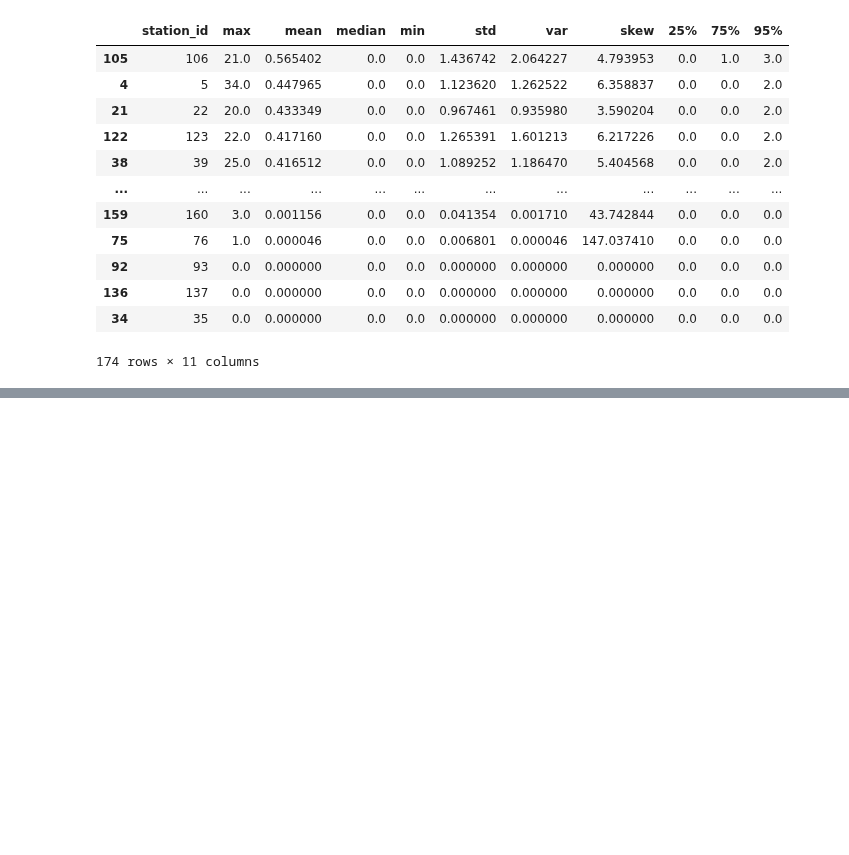
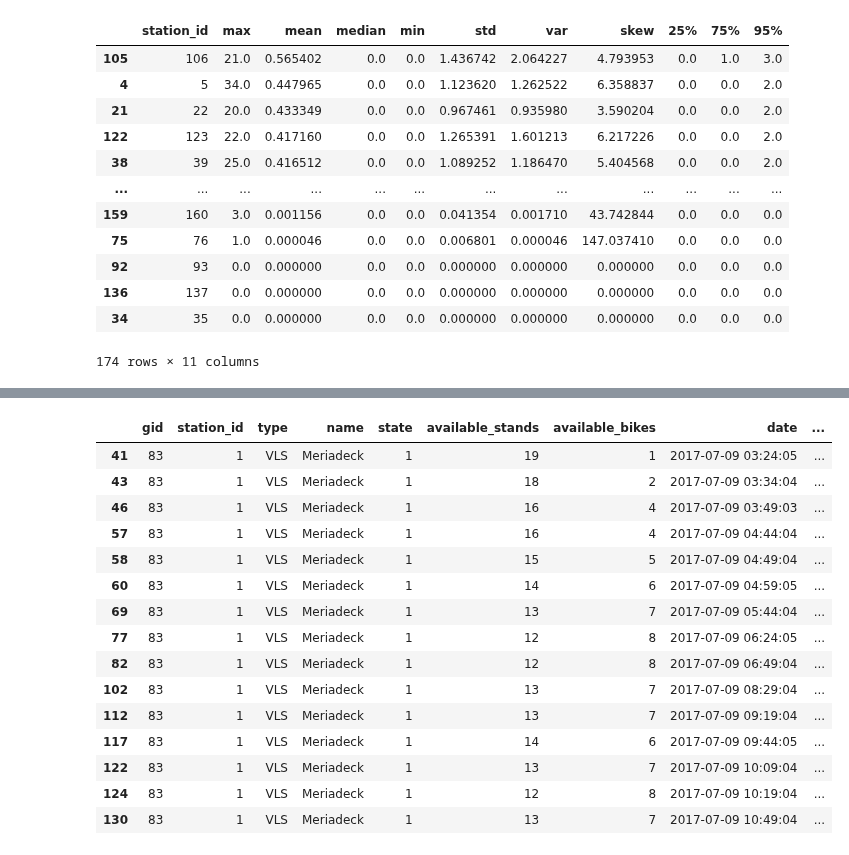
Before and after one commit to armgilles/vcub_keeper, a Jupyter notebook: notebooks/02_Features/02_transaction_in #4.ipynb, the cells around one changed output, grey strips where cells are left out. Saved outputs shown, nothing was run; the diff lists cells and outputs as text; code cells hidden in the pictures; blank space fills up the shorter version.

Commit message:
Ajout de test unit + bench pour transactions_in #95
Signed-off-by: Armand <arm.gilles@gmail.com>

```diff
--- a/notebooks/02_Features/02_transaction_in #4.ipynb
+++ b/notebooks/02_Features/02_transaction_in #4.ipynb
@@ -245,0 +247,5 @@ plot_station_activity(activite, station_id=5, features_to_plot=['available_bikes
+# %%
+# Lecture de l'activité des stations
+activite = read_activity_vcub()
+# %%
+activite = get_transactions_in(activite)
@@ -245,0 +256,19 @@ plot_station_activity(activite, station_id=5, features_to_plot=['available_bikes
+# %%
+activite[activite["transactions_in"] > 0].head(15)
+# %% [output]
+|  | gid | station_id | type | name | state | available_stands | available_bikes | date | ... |
+| 41 | 83 | 1 | VLS | Meriadeck | 1 | 19 | 1 | 2017-07-09 03:24:05 | ... |
+| 43 | 83 | 1 | VLS | Meriadeck | 1 | 18 | 2 | 2017-07-09 03:34:04 | ... |
+| 46 | 83 | 1 | VLS | Meriadeck | 1 | 16 | 4 | 2017-07-09 03:49:03 | ... |
+| 57 | 83 | 1 | VLS | Meriadeck | 1 | 16 | 4 | 2017-07-09 04:44:04 | ... |
+| 58 | 83 | 1 | VLS | Meriadeck | 1 | 15 | 5 | 2017-07-09 04:49:04 | ... |
+| 60 | 83 | 1 | VLS | Meriadeck | 1 | 14 | 6 | 2017-07-09 04:59:05 | ... |
+| 69 | 83 | 1 | VLS | Meriadeck | 1 | 13 | 7 | 2017-07-09 05:44:04 | ... |
+| 77 | 83 | 1 | VLS | Meriadeck | 1 | 12 | 8 | 2017-07-09 06:24:05 | ... |
+| 82 | 83 | 1 | VLS | Meriadeck | 1 | 12 | 8 | 2017-07-09 06:49:04 | ... |
+| 102 | 83 | 1 | VLS | Meriadeck | 1 | 13 | 7 | 2017-07-09 08:29:04 | ... |
+| 112 | 83 | 1 | VLS | Meriadeck | 1 | 13 | 7 | 2017-07-09 09:19:04 | ... |
+| 117 | 83 | 1 | VLS | Meriadeck | 1 | 14 | 6 | 2017-07-09 09:44:05 | ... |
+| 122 | 83 | 1 | VLS | Meriadeck | 1 | 13 | 7 | 2017-07-09 10:09:04 | ... |
+| 124 | 83 | 1 | VLS | Meriadeck | 1 | 12 | 8 | 2017-07-09 10:19:04 | ... |
+| 130 | 83 | 1 | VLS | Meriadeck | 1 | 13 | 7 | 2017-07-09 10:49:04 | ... |
```
Also changed, not shown: parts of 8 cells of this notebook, 2 other files.
